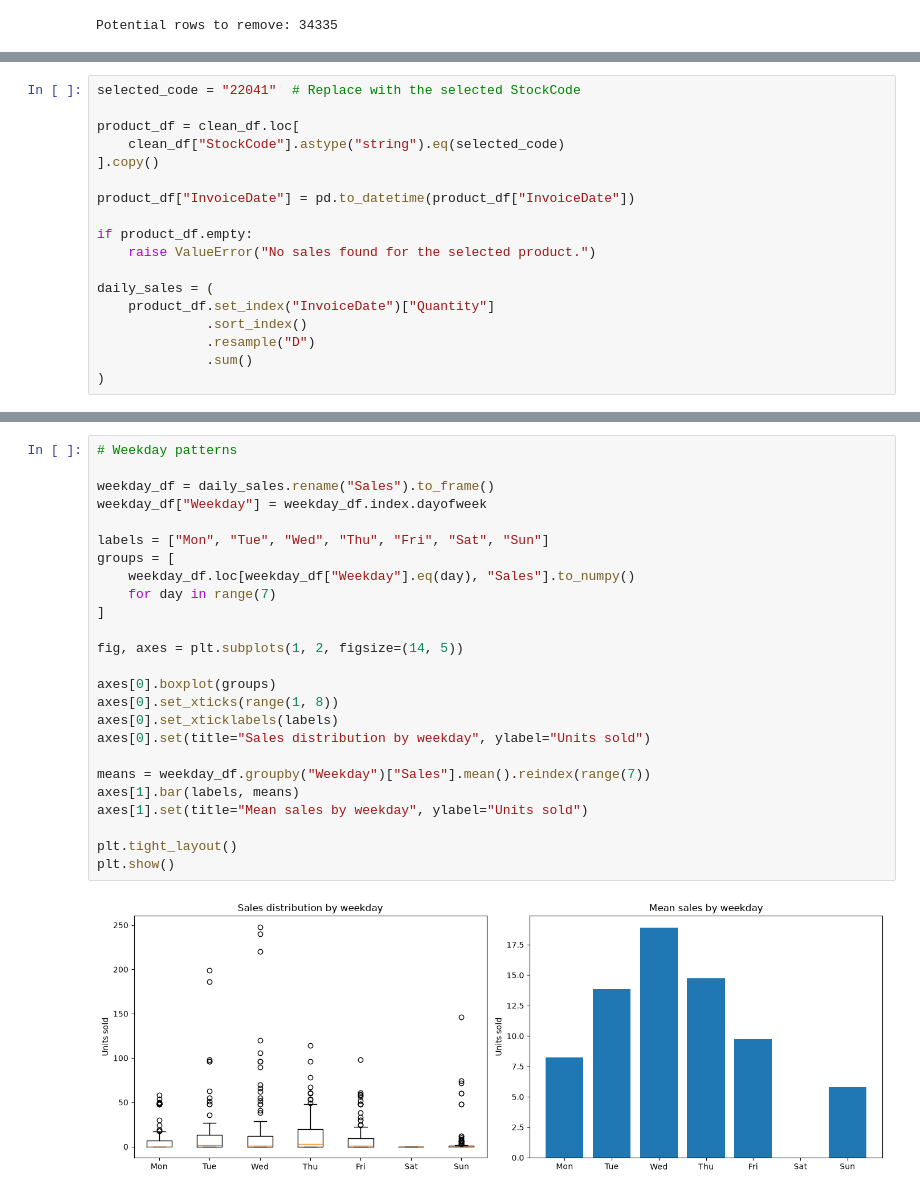
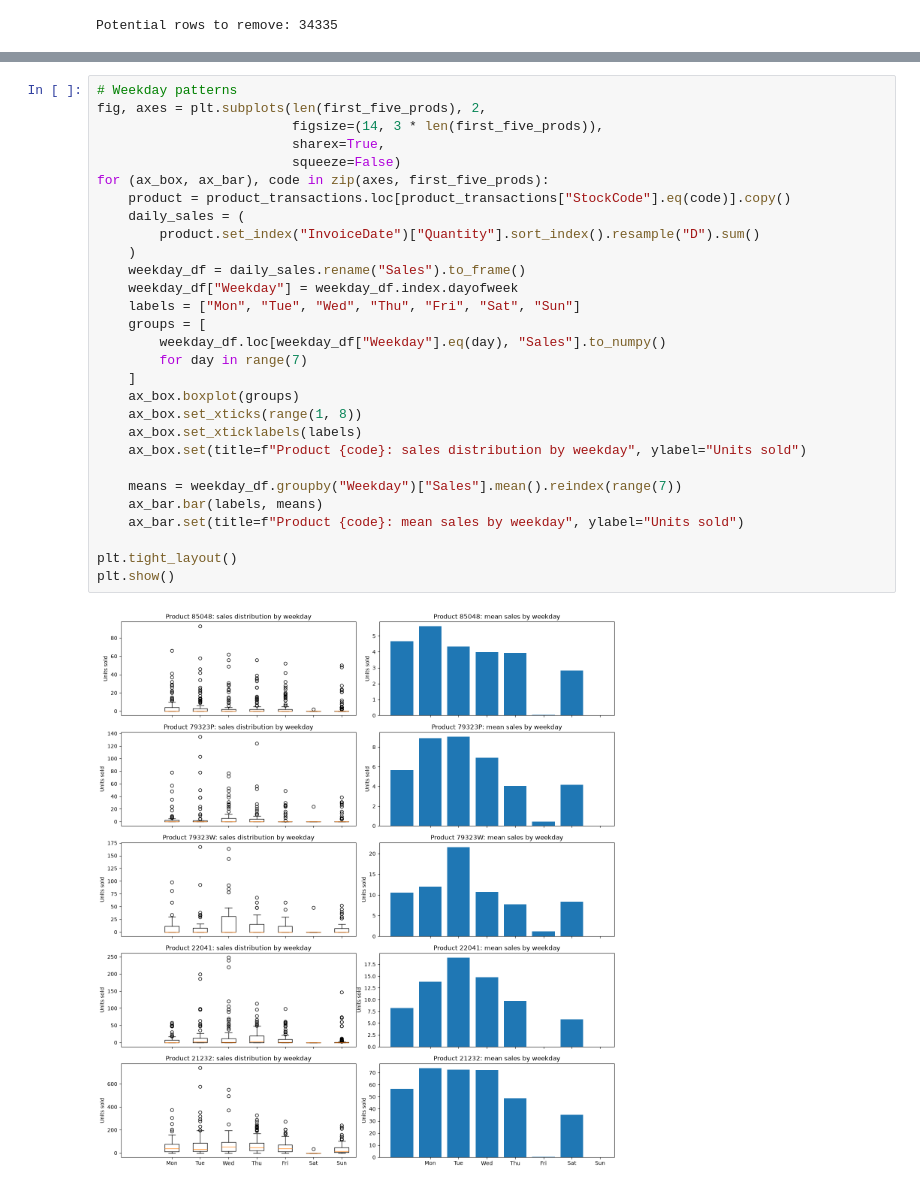
Before and after one commit to pboneza/smart-stock, a Jupyter notebook: notebooks/01_data_exploration.ipynb, the cells around one changed output, grey strips where cells are left out. Drawn from its saved outputs; the diff is of its cells as text.

Commit message:
Save current SmartStock work

```diff
--- a/notebooks/01_data_exploration.ipynb
+++ b/notebooks/01_data_exploration.ipynb
@@ -464,18 +282,0 @@ Daily quantities from positive, paid product transactions, excluding identified
-# %%
-selected_code = "22041"  # Replace with the selected StockCode
-
-product_df = clean_df.loc[
-    clean_df["StockCode"].astype("string").eq(selected_code)
-].copy()
-
-product_df["InvoiceDate"] = pd.to_datetime(product_df["InvoiceDate"])
-
-if product_df.empty:
-    raise ValueError("No sales found for the selected product.")
-
-daily_sales = (
-    product_df.set_index("InvoiceDate")["Quantity"]
-              .sort_index()
-              .resample("D")
-              .sum()
-)
@@ -501,28 +283,32 @@ plt.show()
 # %%
 # Weekday patterns
+fig, axes = plt.subplots(len(first_five_prods), 2,
+                         figsize=(14, 3 * len(first_five_prods)),
+                         sharex=True,
+                         squeeze=False)
+for (ax_box, ax_bar), code in zip(axes, first_five_prods):
+    product = product_transactions.loc[product_transactions["StockCode"].eq(code)].copy()
+    daily_sales = (
+        product.set_index("InvoiceDate")["Quantity"].sort_index().resample("D").sum()
+    )
+    weekday_df = daily_sales.rename("Sales").to_frame()
+    weekday_df["Weekday"] = weekday_df.index.dayofweek
+    labels = ["Mon", "Tue", "Wed", "Thu", "Fri", "Sat", "Sun"]
+    groups = [
+        weekday_df.loc[weekday_df["Weekday"].eq(day), "Sales"].to_numpy()
+        for day in range(7)
+    ]
+    ax_box.boxplot(groups)
+    ax_box.set_xticks(range(1, 8))
+    ax_box.set_xticklabels(labels)
+    ax_box.set(title=f"Product {code}: sales distribution by weekday", ylabel="Units sold")
 
-weekday_df = daily_sales.rename("Sales").to_frame()
-weekday_df["Weekday"] = weekday_df.index.dayofweek
-
-labels = ["Mon", "Tue", "Wed", "Thu", "Fri", "Sat", "Sun"]
-groups = [
-    weekday_df.loc[weekday_df["Weekday"].eq(day), "Sales"].to_numpy()
-    for day in range(7)
-]
-
-fig, axes = plt.subplots(1, 2, figsize=(14, 5))
-
-axes[0].boxplot(groups)
-axes[0].set_xticks(range(1, 8))
-axes[0].set_xticklabels(labels)
-axes[0].set(title="Sales distribution by weekday", ylabel="Units sold")
-
-means = weekday_df.groupby("Weekday")["Sales"].mean().reindex(range(7))
-axes[1].bar(labels, means)
-axes[1].set(title="Mean sales by weekday", ylabel="Units sold")
+    means = weekday_df.groupby("Weekday")["Sales"].mean().reindex(range(7))
+    ax_bar.bar(labels, means)
+    ax_bar.set(title=f"Product {code}: mean sales by weekday", ylabel="Units sold")
 
 plt.tight_layout()
 plt.show()
 # %% [output]
-[figure, old version]
+[figure, new version]
 # %%
```
Also changed, not shown: parts of 44 cells of this notebook, 32 other files.
